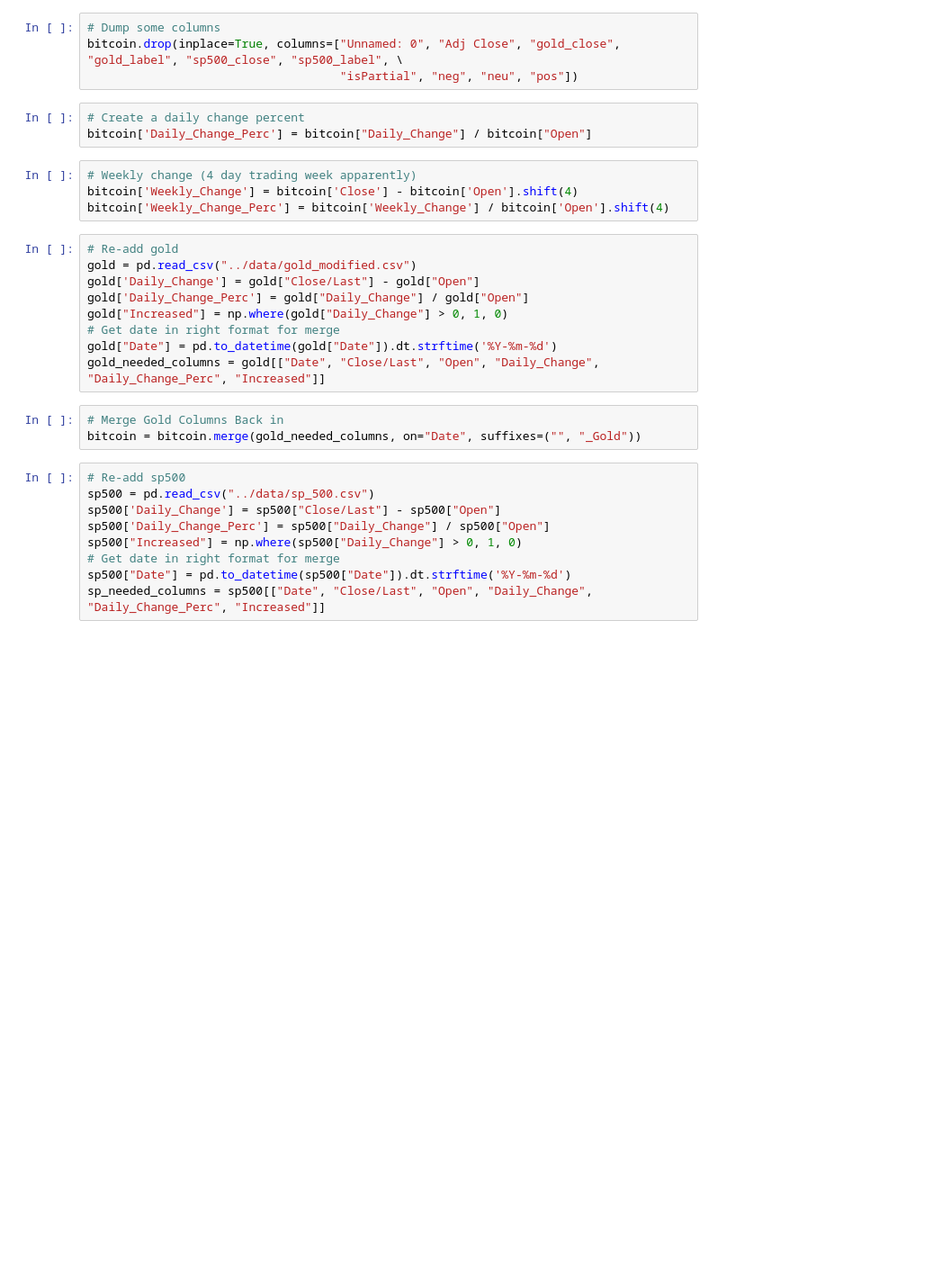
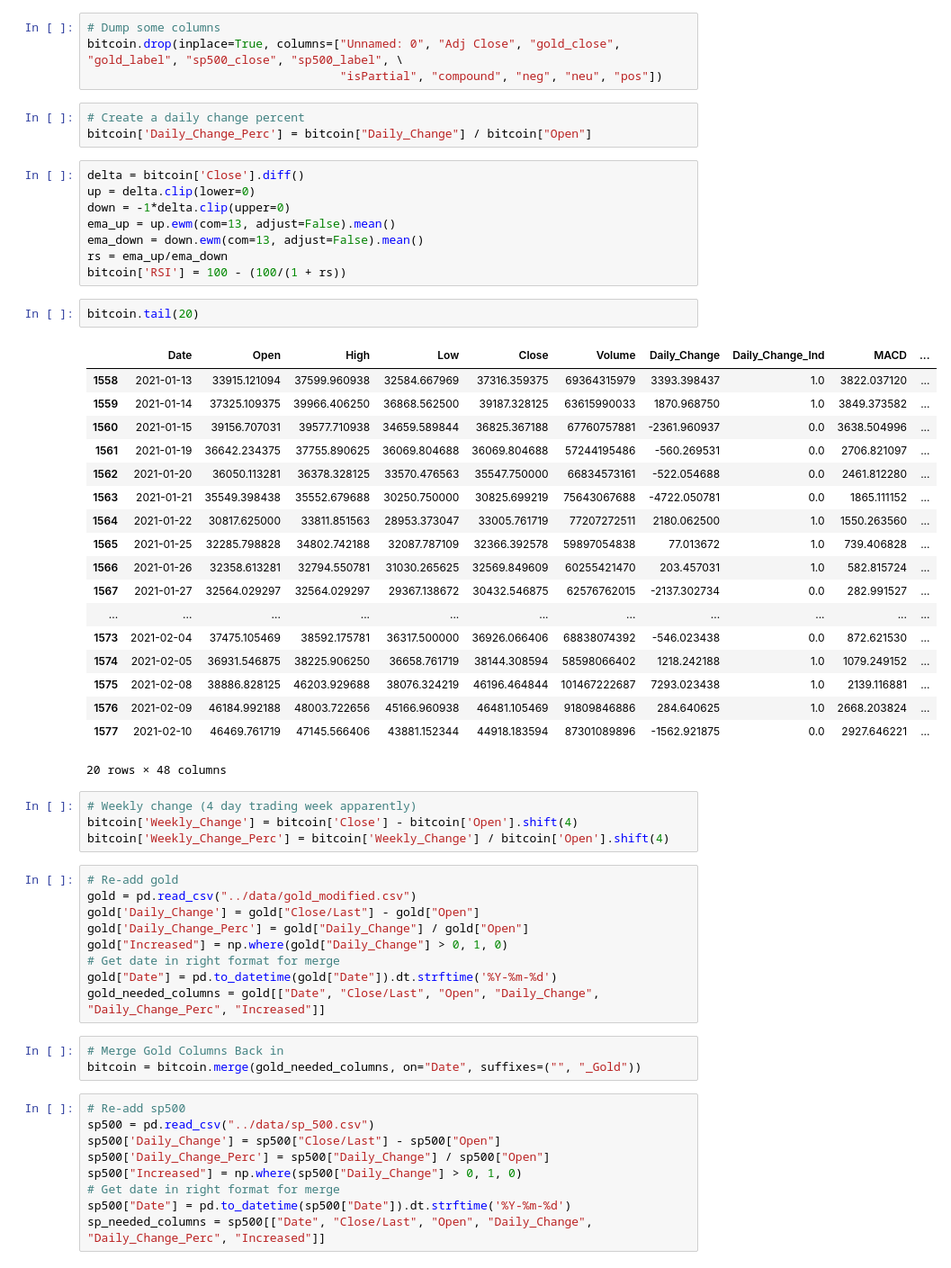
Before and after one commit to irsa-ashraf/Analysis-of-Indicators-on-Cryptocurrency-Prices, a Jupyter notebook: final_datasets/bitcoin_feature_engineering.ipynb, the cells around one changed output. Shown: that part at 90% size. Saved outputs shown, nothing was run; the diff lists cells and outputs as text; blank space fills up the shorter version.

Commit message:
add RSI, new tweet features, normalize bitcoin

```diff
--- a/final_datasets/bitcoin_feature_engineering.ipynb
+++ b/final_datasets/bitcoin_feature_engineering.ipynb
@@ -6,10 +6,39 @@ bitcoin = pd.read_csv("../data/merged_datasets.csv")
 # %%
 # Dump some columns
 bitcoin.drop(inplace=True, columns=["Unnamed: 0", "Adj Close", "gold_close", "gold_label", "sp500_close", "sp500_label", \
-                                    "isPartial", "neg", "neu", "pos"])
+                                    "isPartial", "compound", "neg", "neu", "pos"])
 # %%
 # Create a daily change percent
 bitcoin['Daily_Change_Perc'] = bitcoin["Daily_Change"] / bitcoin["Open"]
+# %%
+delta = bitcoin['Close'].diff()
+up = delta.clip(lower=0)
+down = -1*delta.clip(upper=0)
+ema_up = up.ewm(com=13, adjust=False).mean()
+ema_down = down.ewm(com=13, adjust=False).mean()
+rs = ema_up/ema_down
+bitcoin['RSI'] = 100 - (100/(1 + rs))
+# %%
+bitcoin.tail(20)
+# %% [output]
+|  | Date | Open | High | Low | Close | Volume | Daily_Change | Daily_Change_Ind | MACD | ... |
+| 1558 | 2021-01-13 | 33915.121094 | 37599.960938 | 32584.667969 | 37316.359375 | 69364315979 | 3393.398437 | 1.0 | 3822.037120 | ... |
+| 1559 | 2021-01-14 | 37325.109375 | 39966.406250 | 36868.562500 | 39187.328125 | 63615990033 | 1870.968750 | 1.0 | 3849.373582 | ... |
+| 1560 | 2021-01-15 | 39156.707031 | 39577.710938 | 34659.589844 | 36825.367188 | 67760757881 | -2361.960937 | 0.0 | 3638.504996 | ... |
+| 1561 | 2021-01-19 | 36642.234375 | 37755.890625 | 36069.804688 | 36069.804688 | 57244195486 | -560.269531 | 0.0 | 2706.821097 | ... |
+| 1562 | 2021-01-20 | 36050.113281 | 36378.328125 | 33570.476563 | 35547.750000 | 66834573161 | -522.054688 | 0.0 | 2461.812280 | ... |
+| 1563 | 2021-01-21 | 35549.398438 | 35552.679688 | 30250.750000 | 30825.699219 | 75643067688 | -4722.050781 | 0.0 | 1865.111152 | ... |
+| 1564 | 2021-01-22 | 30817.625000 | 33811.851563 | 28953.373047 | 33005.761719 | 77207272511 | 2180.062500 | 1.0 | 1550.263560 | ... |
+| 1565 | 2021-01-25 | 32285.798828 | 34802.742188 | 32087.787109 | 32366.392578 | 59897054838 | 77.013672 | 1.0 | 739.406828 | ... |
+| 1566 | 2021-01-26 | 32358.613281 | 32794.550781 | 31030.265625 | 32569.849609 | 60255421470 | 203.457031 | 1.0 | 582.815724 | ... |
+| 1567 | 2021-01-27 | 32564.029297 | 32564.029297 | 29367.138672 | 30432.546875 | 62576762015 | -2137.302734 | 0.0 | 282.991527 | ... |
+| ... | ... | ... | ... | ... | ... | ... | ... | ... | ... | ... |
+| 1573 | 2021-02-04 | 37475.105469 | 38592.175781 | 36317.500000 | 36926.066406 | 68838074392 | -546.023438 | 0.0 | 872.621530 | ... |
+| 1574 | 2021-02-05 | 36931.546875 | 38225.906250 | 36658.761719 | 38144.308594 | 58598066402 | 1218.242188 | 1.0 | 1079.249152 | ... |
+| 1575 | 2021-02-08 | 38886.828125 | 46203.929688 | 38076.324219 | 46196.464844 | 101467222687 | 7293.023438 | 1.0 | 2139.116881 | ... |
+| 1576 | 2021-02-09 | 46184.992188 | 48003.722656 | 45166.960938 | 46481.105469 | 91809846886 | 284.640625 | 1.0 | 2668.203824 | ... |
+| 1577 | 2021-02-10 | 46469.761719 | 47145.566406 | 43881.152344 | 44918.183594 | 87301089896 | -1562.921875 | 0.0 | 2927.646221 | ... |
+20 rows × 48 columns
 # %%
 # Weekly change (4 day trading week apparently)
 bitcoin['Weekly_Change'] = bitcoin['Close'] - bitcoin['Open'].shift(4)
```
Also changed, not shown: parts of 8 cells of this notebook, 11 other files.
